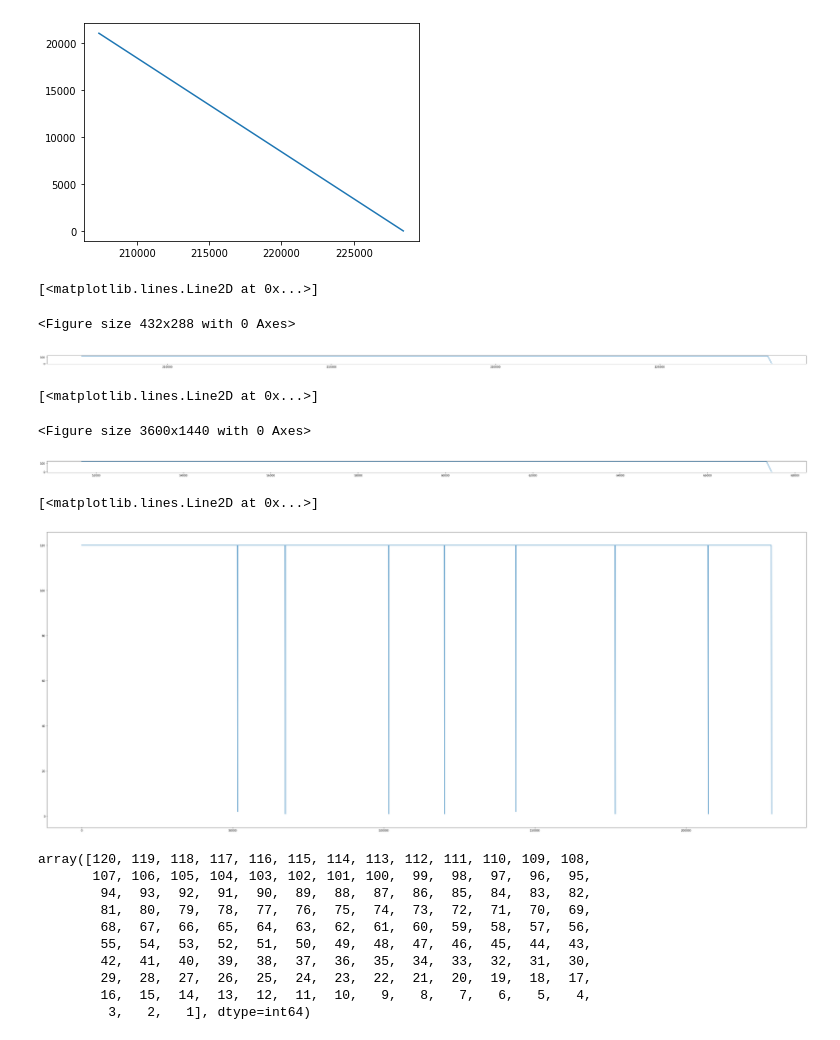
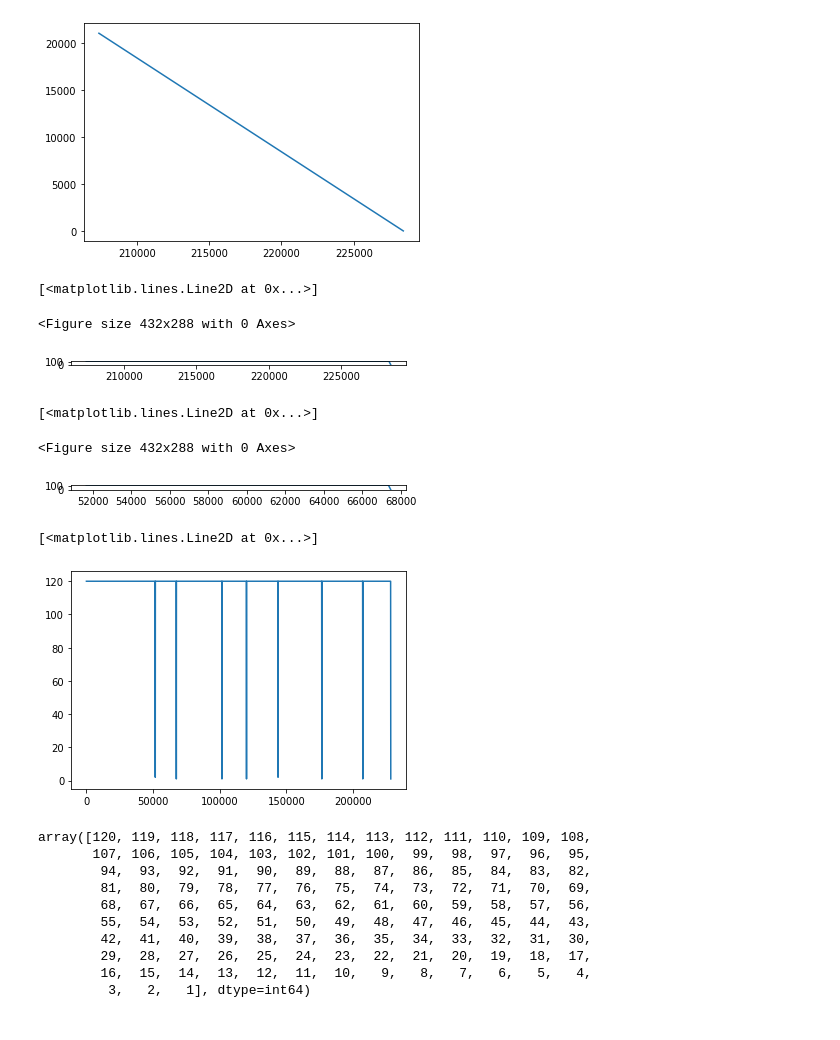
Before and after one commit to JoeZYX/AutoRUL, a Jupyter notebook: kaggel_plant - Copy.ipynb, the cells around one changed output. Drawn from its saved outputs; the diff is of its cells as text; code cells hidden in the pictures.

```diff
--- a/kaggel_plant - Copy.ipynb
+++ b/kaggel_plant - Copy.ipynb
@@ -15,7 +16,7 @@ load_optimzed_model = False
 # %% [markdown]
 # Load Data
 # %%
-kaggle_data = pd.read_csv('C:\\Users\\I539001\\Desktop\\PA2\\AL\\FeedbackBoost\\Data\\Kaggle_Plant.csv')
+kaggle_data = pd.read_csv("C:\\Users\\I539001\\OneDrive - SAP SE\\PA2\\AL\\FeedbackBoost\\Data\\Kaggle_Plant.csv")
 # %%
 Data_id = "Kaggel_plant"
 # %%
@@ -45,18 +46,18 @@ plt.plot(data_16["RUL"])
 [figure]
 # %%
 fig = plt.figure()
-plt.rcParams["figure.figsize"] = (50,20)
+# plt.rcParams["figure.figsize"] = (50,20)
 fig, ax = plt.subplots()
 
 ratio = 2
 x_left, x_right = ax.get_xlim()
 y_low, y_high = ax.get_ylim()
 ax.set_aspect(abs((x_right-x_left)/(y_low-y_high))*ratio)
 plt.plot(data_16["RUL_pw"])
 # %% [output]
 [<matplotlib.lines.Line2D at 0x...>]
 <Figure size 432x288 with 0 Axes>
-[figure, old version]
+[figure, new version]
 # %%
 data_8 = kaggle_data[kaggle_data['rtf_id'] == 8]
 # %%
@@ -71,13 +72,13 @@ ax.set_aspect(abs((x_right-x_left)/(y_low-y_high))*ratio)
 plt.plot(data_8["RUL_pw"])
 # %% [output]
 [<matplotlib.lines.Line2D at 0x...>]
-<Figure size 3600x1440 with 0 Axes>
+<Figure size 432x288 with 0 Axes>
-[figure, old version]
+[figure, new version]
 # %%
 plt.plot(kaggle_data["RUL_pw"])
 # %% [output]
 [<matplotlib.lines.Line2D at 0x...>]
-[figure, old version]
+[figure, new version]
 # %%
 data_16["RUL_pw"].unique()
 # %% [output]
```
Also changed, not shown: parts of 53 cells of this notebook, 7 other files.
